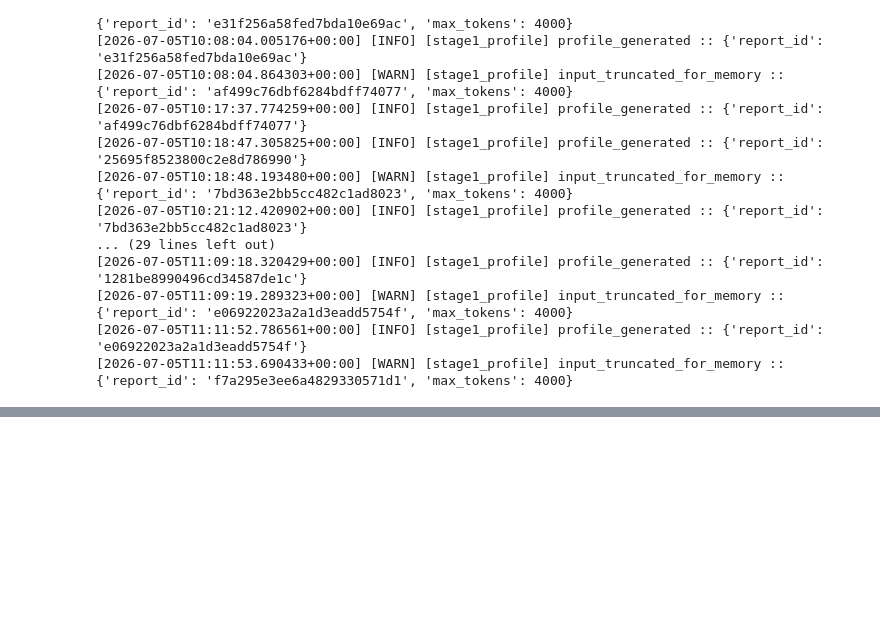
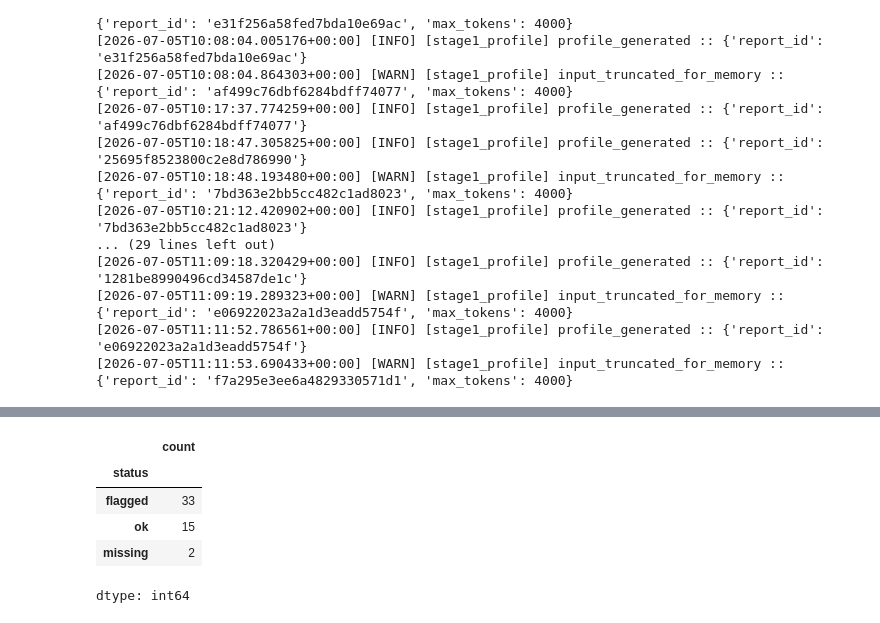
Before and after one commit to alaaguedda/esg-sustainability-reports, a Jupyter notebook: esg_report_research.ipynb, the cells around one changed output, grey strips where cells are left out. Saved outputs shown, nothing was run; the diff lists cells and outputs as text; code cells hidden in the pictures; blank space fills up the shorter version.

```diff
--- a/esg_report_research.ipynb
+++ b/esg_report_research.ipynb
@@ -1311,3 +1328,12 @@ log_event("stage1_adapter", "INFO", "version_adapter_ready",
+# %%
+def profile_path(report_id: str) -> str:
+    return os.path.join(CONFIG["PATHS"]["reference_profiles"], f"{report_id}.json")
+
+
+def _free_cuda_memory():
+    gc.collect()
+    if torch.cuda.is_available():
+        torch.cuda.empty_cache()
 # %%
 # Stage 1.2: Stage 1 QA pass — a lightweight, transparent (non-LLM) sanity
 # check over generated profiles, logged for auditability. This is not a
@@ -1357,5 +1383,6 @@ def run_stage1_qa(manifest: dict) -> "pd.DataFrame":
     return df
 
 
-STAGE1_QA_DF = run_stage1_qa(STAGE1_SAMPLE)
+STAGE1_QA_DF = run_stage1_qa(STAGE0_MANIFEST)
 STAGE1_QA_DF["status"].value_counts()
+# %% [output]
@@ -1361,0 +1406,6 @@ STAGE1_QA_DF["status"].value_counts()
+|  | count |
+| status |  |
+| flagged | 33 |
+| ok | 15 |
+| missing | 2 |
+dtype: int64
```
Also changed, not shown: parts of 18 cells of this notebook.
